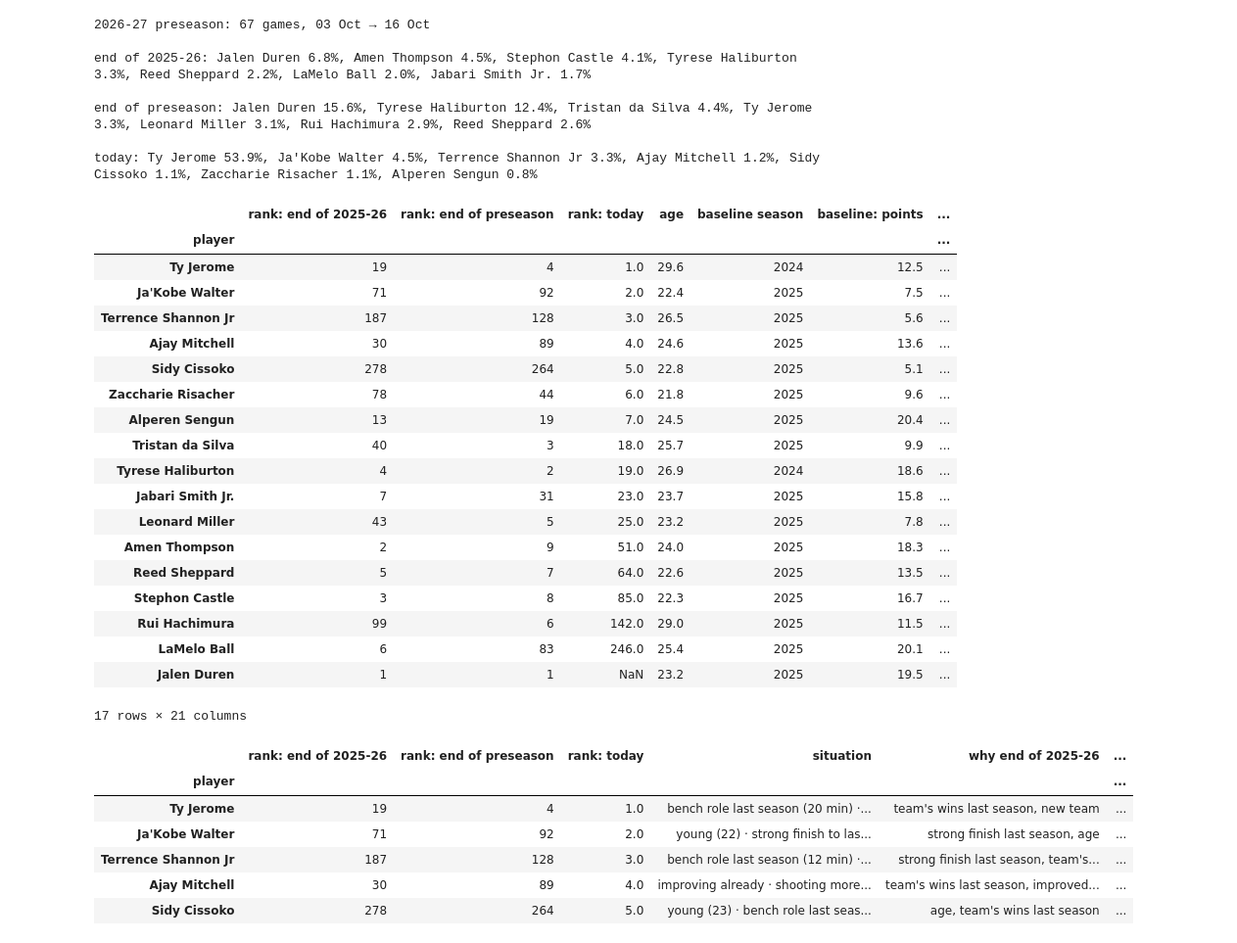
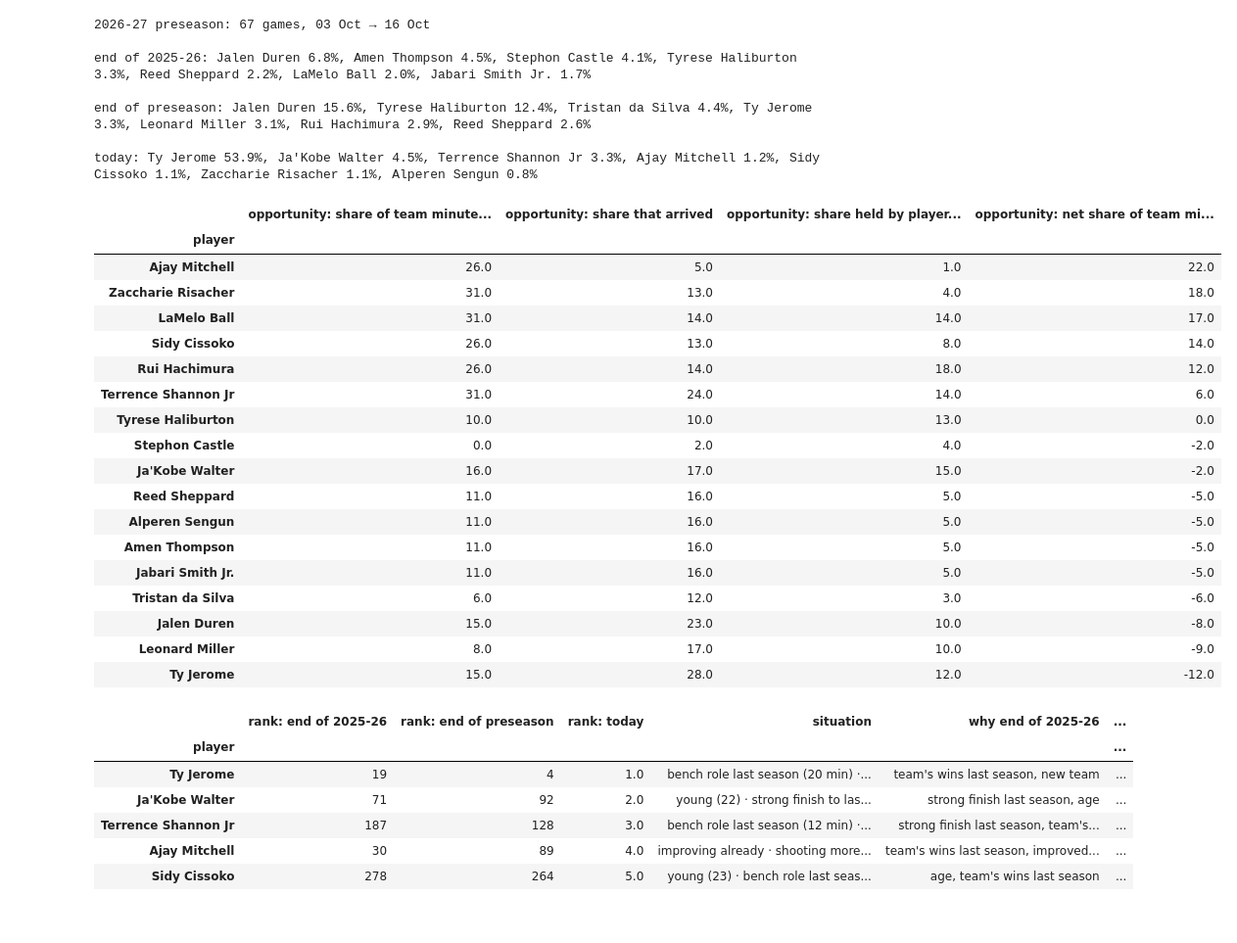
Before and after one commit to dan-j-e/unicorn-hunting, a Jupyter notebook: notebooks/10_2_live_mip_race.ipynb, the cells around one changed output. Shown at 98% size. Drawn from its saved outputs; the diff is of its cells as text; code cells hidden in the pictures.

```diff
--- a/notebooks/10_2_live_mip_race.ipynb
+++ b/notebooks/10_2_live_mip_race.ipynb
@@ -264,62 +264,86 @@ L = by_season.reindex(list(zip(base_start.index, base_start.astype(int)))).set_a
 cur_team = pd.concat([pre_now.sort_values("game_date").groupby("player_id")["team_id"].last(),
                       live_games.sort_values("game_date").groupby("player_id")["team_id"].last()]).groupby(level=0).last()
 
-# opportunity: last season's minutes (per team game) that left each team, minus minutes that arrived
-moved = pd.DataFrame({"from": last_team, "to": cur_team.reindex(last_team.index), "min": last_min})
-left = moved[moved["from"] != moved["to"]].groupby("from")["min"].sum() / 82      # includes players not seen this season
-arrived = moved[moved["to"].notna() & (moved["from"] != moved["to"])].groupby("to")["min"].sum() / 82
-net_open = left.sub(arrived, fill_value=0)
+# opportunity: share of a team's 2025-26 minutes that left over the summer, net of minutes that arrived.
+# A team plays 240 minutes a game (5 players x 48), so 25% = a quarter of last season's minutes.
+#   left    = players on the team at the end of 2025-26, now seen on another team; only their minutes FOR THAT TEAM
+#   arrived = players now on the team who played elsewhere in 2025-26 (all their 2025-26 minutes), excluding the player himself
+#   not counted: players not seen in any 2026-27 game yet (injured, unsigned or retired), listed separately
+team_min_total = last.groupby("team_id")["min"].sum()
+min_for_team = last.groupby(["player_id", "team_id"])["min"].sum()
+end_roster = last_team.rename("from").reset_index()
+end_roster["min_for_team"] = [min_for_team.get((p, t), 0) for p, t in zip(end_roster["player_id"], end_roster["from"])]
+end_roster["to"] = end_roster["player_id"].map(cur_team)
+gone = end_roster[end_roster["to"].notna() & (end_roster["to"] != end_roster["from"])]
+unseen = end_roster[end_roster["to"].isna()]
+newcomers = pd.DataFrame({"player_id": cur_team.index, "to": cur_team.to_numpy()})
+newcomers = newcomers[newcomers["player_id"].map(last_team).ne(newcomers["to"]) & newcomers["player_id"].isin(last_min.index)]
+newcomers["min"] = newcomers["player_id"].map(last_min)
+
+def team_opportunity(pid):
+    """(share of the team's minutes that left, share that arrived excluding him, share held by players not seen yet)"""
+    team = cur_team.get(pid)
+    if pd.isna(team) or team not in team_min_total.index:
+        return np.nan, np.nan, np.nan
+    tot = team_min_total[team]
+    left_ = gone.loc[gone["from"] == team, "min_for_team"].sum() / tot
+    arrived_ = newcomers.loc[(newcomers["to"] == team) & (newcomers["player_id"] != pid), "min"].sum() / tot
+    unseen_ = unseen.loc[unseen["from"] == team, "min_for_team"].sum() / tot
+    return left_, arrived_, unseen_
 
 pre_rows = F[F["season"] == LIVE].set_index("player_id")
 live_rows = T.set_index("player_id")
 facts = []
 for pid in ids:
     f = pre_rows.loc[pid] if pid in pre_rows.index else None
     l = L.loc[pid] if pid in L.index else None
     t = live_rows.loc[pid] if pid in live_rows.index else None
     name = next(s.loc[pid, "player_name"] for s in snaps.values() if pid in s.index)
     row = {"player": name, **{f"rank: {k}": (int(s.loc[pid, "rank"]) if pid in s.index else np.nan) for k, s in snaps.items()},
            "age": f["age"] if f is not None else (t["age"] if t is not None else np.nan),
            "baseline season": int(base_start[pid]) if pid in base_start.index else np.nan,
            "baseline: points": l["ppg"] if l is not None else np.nan, "baseline: rebounds": l["rpg"] if l is not None else np.nan,
            "baseline: minutes": l["mpg"] if l is not None else np.nan,
            "baseline: usage %": 100 * f["usg_last"] if f is not None else np.nan,
            "baseline: started %": 100 * f["start_rate_last"] if f is not None else np.nan,
            "improved last season (game score)": f["momentum_game_score"] if f is not None else np.nan,
            "finish vs start of last season (game score)": f["late_surge_last"] if f is not None else np.nan,
            "preseason: minutes": f["pre_mpg"] if f is not None else np.nan,
            "preseason: points per 36 vs last season": (f["pts36"] - f["pts36_last"]) if f is not None else np.nan,
            "preseason: shots per 36 vs last season": (f["volume36"] - f["volume36_last"]) if f is not None else np.nan,
            "today: games": t["games"] if t is not None else 0,
            "today: points vs baseline": t["ppg_delta"] if t is not None else np.nan,
            "today: rebounds vs baseline": t["rpg_delta"] if t is not None else np.nan,
            "today: minutes vs baseline": t["mpg_delta"] if t is not None else np.nan,
            "changed team this summer": pid in cur_team.index and pid in last_team.index and cur_team[pid] != last_team[pid],
-           "opportunity: net minutes freed on his team": net_open.get(cur_team.get(pid), np.nan)}
+           **dict(zip(["opportunity: share of team minutes that left", "opportunity: share that arrived",
+                                       "opportunity: share held by players not seen yet"], team_opportunity(pid)))}
     facts.append(row)
 facts = pd.DataFrame(facts).set_index("player").sort_values("rank: today")
-facts.round(1)
+
+# net opportunity = what left minus what arrived (players not seen yet are NOT counted as gone)
+facts["opportunity: net share of team minutes freed"] = facts["opportunity: share of team minutes that left"] - facts["opportunity: share that arrived"]
+facts[[c for c in facts.columns if c.startswith("opportunity")]].mul(100).round(0).sort_values("opportunity: net share of team minutes freed", ascending=False)
 # %% [output]
-|  | rank: end of 2025-26 | rank: end of preseason | rank: today | age | baseline season | baseline: points | ... |
-| player |  |  |  |  |  |  | ... |
-| Ty Jerome | 19 | 4 | 1.0 | 29.6 | 2024 | 12.5 | ... |
-| Ja'Kobe Walter | 71 | 92 | 2.0 | 22.4 | 2025 | 7.5 | ... |
-| Terrence Shannon Jr | 187 | 128 | 3.0 | 26.5 | 2025 | 5.6 | ... |
-| Ajay Mitchell | 30 | 89 | 4.0 | 24.6 | 2025 | 13.6 | ... |
-| Sidy Cissoko | 278 | 264 | 5.0 | 22.8 | 2025 | 5.1 | ... |
-| Zaccharie Risacher | 78 | 44 | 6.0 | 21.8 | 2025 | 9.6 | ... |
-| Alperen Sengun | 13 | 19 | 7.0 | 24.5 | 2025 | 20.4 | ... |
-| Tristan da Silva | 40 | 3 | 18.0 | 25.7 | 2025 | 9.9 | ... |
-| Tyrese Haliburton | 4 | 2 | 19.0 | 26.9 | 2024 | 18.6 | ... |
-| Jabari Smith Jr. | 7 | 31 | 23.0 | 23.7 | 2025 | 15.8 | ... |
-| Leonard Miller | 43 | 5 | 25.0 | 23.2 | 2025 | 7.8 | ... |
-| Amen Thompson | 2 | 9 | 51.0 | 24.0 | 2025 | 18.3 | ... |
-| Reed Sheppard | 5 | 7 | 64.0 | 22.6 | 2025 | 13.5 | ... |
-| Stephon Castle | 3 | 8 | 85.0 | 22.3 | 2025 | 16.7 | ... |
-| Rui Hachimura | 99 | 6 | 142.0 | 29.0 | 2025 | 11.5 | ... |
-| LaMelo Ball | 6 | 83 | 246.0 | 25.4 | 2025 | 20.1 | ... |
-| Jalen Duren | 1 | 1 | NaN | 23.2 | 2025 | 19.5 | ... |
+|  | opportunity: share of team minute... | opportunity: share that arrived | opportunity: share held by player... | opportunity: net share of team mi... |
+| player |  |  |  |  |
+| Ajay Mitchell | 26.0 | 5.0 | 1.0 | 22.0 |
+| Zaccharie Risacher | 31.0 | 13.0 | 4.0 | 18.0 |
+| LaMelo Ball | 31.0 | 14.0 | 14.0 | 17.0 |
+| Sidy Cissoko | 26.0 | 13.0 | 8.0 | 14.0 |
+| Rui Hachimura | 26.0 | 14.0 | 18.0 | 12.0 |
+| Terrence Shannon Jr | 31.0 | 24.0 | 14.0 | 6.0 |
+| Tyrese Haliburton | 10.0 | 10.0 | 13.0 | 0.0 |
+| Stephon Castle | 0.0 | 2.0 | 4.0 | -2.0 |
+| Ja'Kobe Walter | 16.0 | 17.0 | 15.0 | -2.0 |
+| Reed Sheppard | 11.0 | 16.0 | 5.0 | -5.0 |
+| Alperen Sengun | 11.0 | 16.0 | 5.0 | -5.0 |
+| Amen Thompson | 11.0 | 16.0 | 5.0 | -5.0 |
+| Jabari Smith Jr. | 11.0 | 16.0 | 5.0 | -5.0 |
+| Tristan da Silva | 6.0 | 12.0 | 3.0 | -6.0 |
+| Jalen Duren | 15.0 | 23.0 | 10.0 | -8.0 |
+| Leonard Miller | 8.0 | 17.0 | 10.0 | -9.0 |
+| Ty Jerome | 15.0 | 28.0 | 12.0 | -12.0 |
-17 rows × 21 columns
 # %%
 def tags(r):
     """Plain-language reasons from the facts table (descriptive thresholds, not model inputs)."""
```
Also changed, not shown: parts of 3 cells of this notebook, 1 other file.
